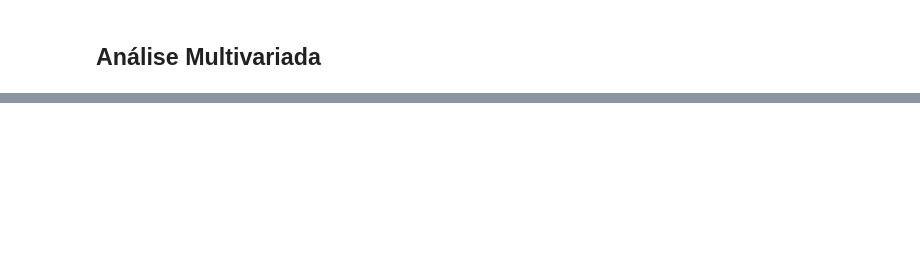
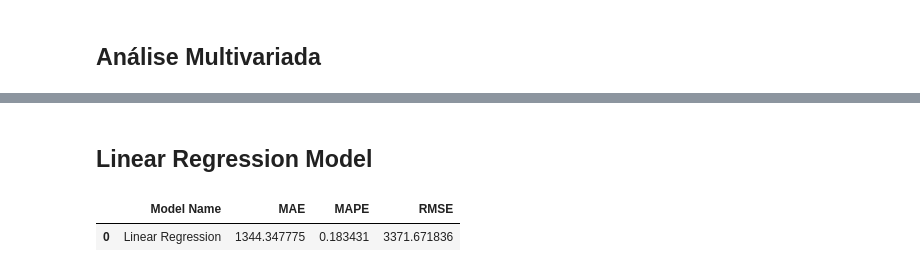
Before and after one commit to nortonvanz/Pharmacy-Sales-Forecast, a Jupyter notebook: notebooks/m04_eda.ipynb, the cells around one changed output, grey strips where cells are left out. Saved outputs shown, nothing was run; the diff lists cells and outputs as text; code cells hidden in the pictures; blank space fills up the shorter version.

```diff
--- a/notebooks/m04_eda.ipynb
+++ b/notebooks/m04_eda.ipynb
@@ -2285,0 +2365,17 @@ df6.to_csv('6_feature_selection.csv', index=False) #index=False if I have first
+# %%
+#existe a função mean_absolute_percentage_error pronta no pacote sklearn.metrics, e recebe
+# os mesmos 2 params, mas o resultado dela difere desta abaixo feita pelo Meigarom quando
+# não existia:
+def mean_absolute_percentage_error_fun (y, yhat):
+    return np.mean( np.abs( ( y - yhat ) / y ) )
+
+#model_name: nome da função, y: valores reais, yhat: valores estimados
+def ml_error( model_name, y, yhat ):
+    mae = mean_absolute_error (y, yhat)
+    mape = mean_absolute_percentage_error_fun( y, yhat )
+    rmse = np.sqrt( mean_squared_error( y, yhat ) )
+
+    return pd.DataFrame( {'Model Name': model_name,
+                          'MAE': mae,
+                          'MAPE': mape,
+                          'RMSE': rmse  }, index=[0] )
@@ -2285,0 +2407,18 @@ df6.to_csv('6_feature_selection.csv', index=False) #index=False if I have first
+# %% [markdown]
+## Linear Regression Model
+# %%
+#model
+    #modelo de regressão linear
+lr = LinearRegression().fit( x_train, Y_train)
+
+#prediction
+    #passa dados de teste que modelo ainda não viu
+yhat_lr = lr.predict ( x_test )
+
+#performance
+    #passa dados reais, e predições
+lr_result = ml_error ( 'Linear Regression', np.expm1(Y_test), np.expm1(yhat_lr) )
+lr_result
+# %% [output]
+|  | Model Name | MAE | MAPE | RMSE |
+| 0 | Linear Regression | 1344.347775 | 0.183431 | 3371.671836 |
```
Also changed, not shown: parts of 344 cells of this notebook.
